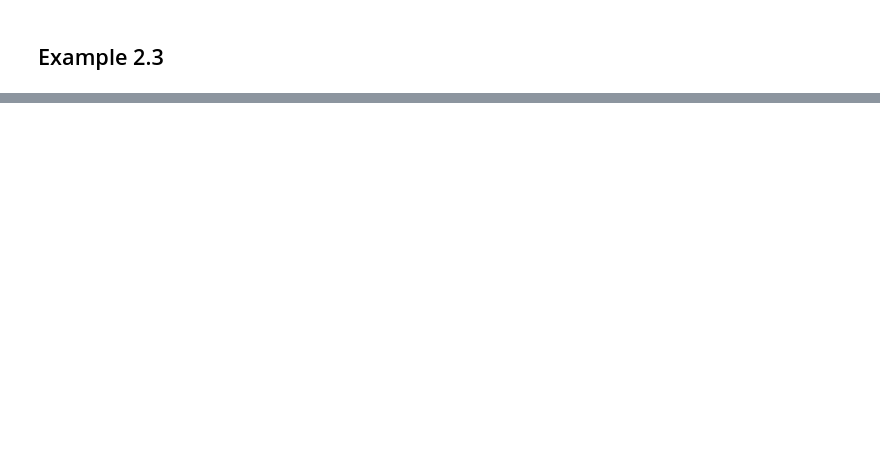
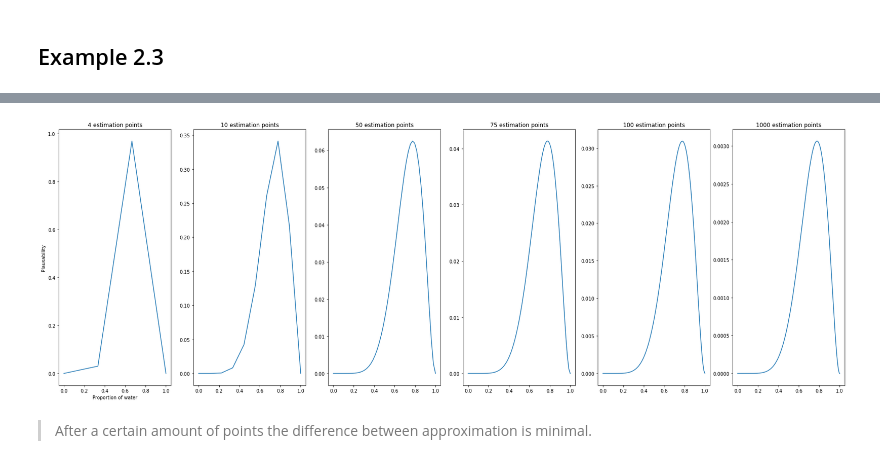
Before and after one commit to JoseJuan98/statistical-rethinking, a Jupyter notebook: Chapter2_Small_vs_Large_Worlds.ipynb, the cells around one changed output, grey strips where cells are left out. Drawn from its saved outputs; the diff is of its cells as text; code cells hidden in the pictures; blank space fills up the shorter version.

```diff
--- a/Chapter2_Small_vs_Large_Worlds.ipynb
+++ b/Chapter2_Small_vs_Large_Worlds.ipynb
@@ -298,0 +337,42 @@ plt.ylabel('plausability');
+# %%
+def plot_likelihood(k, n, points):
+    plt.rcParams["figure.figsize"] = (30,10)
+
+    if type(points) is list:
+        m = len(points)
+    else:
+        m = 1
+
+    fig, axs = plt.subplots(1, m, sharey=False, sharex=False)
+
+    if type(points) is list:
+        if len(points) == 1:
+            grid, posterior = grid_approximation(k, n, points[0])
+            axs.plot(grid, posterior,'-', label='binom pmf');
+        else:
+            j=0
+            plt.title('sssssssssssssssssss')
+            for i in points:
+                grid, posterior = grid_approximation(k, n, i)
+                axs[j].plot(grid, posterior,'-', label='binom pmf')
+                axs[j].set_title(str(i)+' estimation points')
+                if j == 0:
+                    axs[j].set_xlabel('Proportion of water')
+                    axs[j].set_ylabel('Plausability')
+                j+=1
+            ;
+    else:
+        if points < 3:
+            points = 50
+            print('Setting default #points of approximation to 50')
+        grid, posterior = grid_approximation(k, n, points)
+        axs.plot(grid, posterior,'-', label='binom pmf');
+# %%
+point_lst = [4,10,50,75,100,1000]
+k, n = 7, 9
+
+plot_likelihood(k, n, point_lst)
+# %% [output]
+[figure, added]
+# %% [markdown]
+> After a certain amount of points the difference between approximation is minimal.
```
Also changed, not shown: parts of 11 cells of this notebook.
